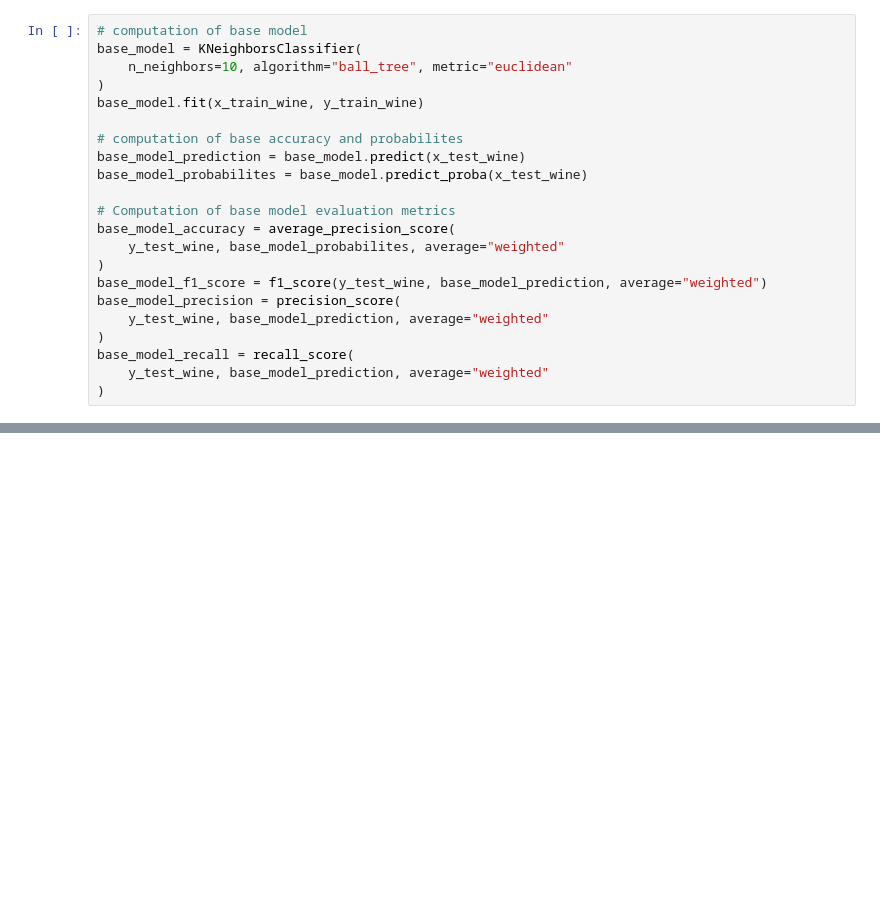
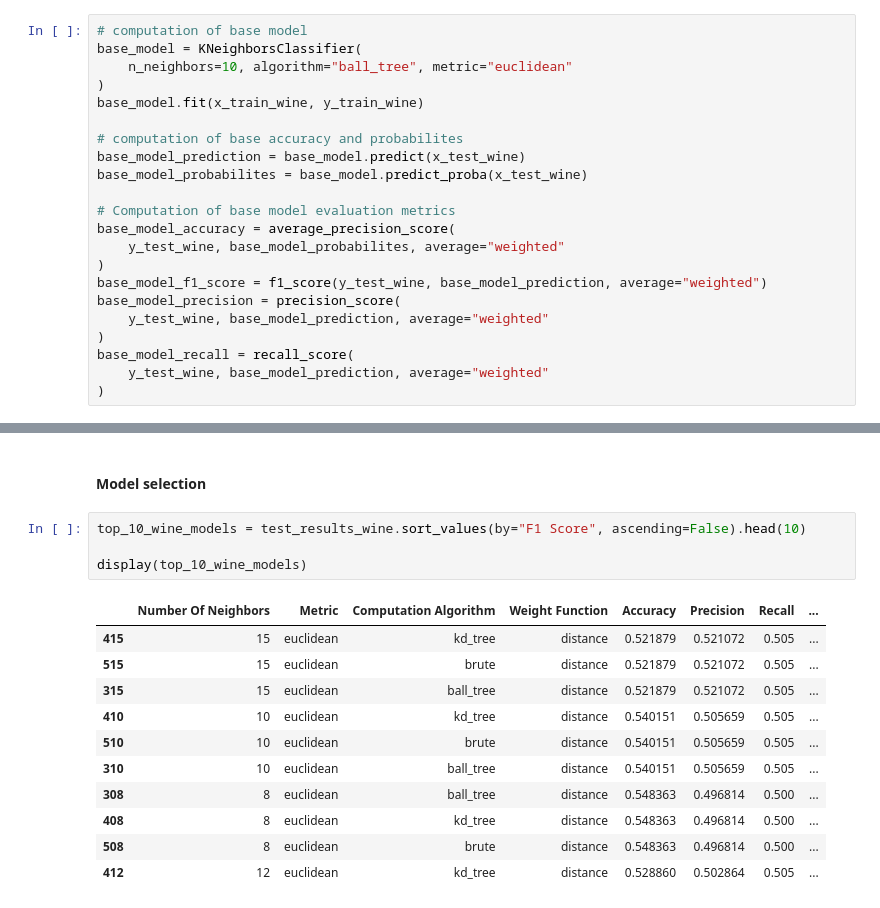
Before and after one commit to woerndle/ds-ml-project, a Jupyter notebook: notebooks/knn.ipynb, the cells around one changed output, grey strips where cells are left out. Cells and saved outputs as stored; diff of their text form; blank space fills up the shorter version.

```diff
--- a/notebooks/knn.ipynb
+++ b/notebooks/knn.ipynb
@@ -638,0 +773,18 @@ base_model_recall = recall_score(
+# %% [markdown]
+#### Model selection
+# %%
+top_10_wine_models = test_results_wine.sort_values(by="F1 Score", ascending=False).head(10)
+
+display(top_10_wine_models)
+# %% [output]
+|  | Number Of Neighbors | Metric | Computation Algorithm | Weight Function | Accuracy | Precision | Recall | ... |
+| 415 | 15 | euclidean | kd_tree | distance | 0.521879 | 0.521072 | 0.505 | ... |
+| 515 | 15 | euclidean | brute | distance | 0.521879 | 0.521072 | 0.505 | ... |
+| 315 | 15 | euclidean | ball_tree | distance | 0.521879 | 0.521072 | 0.505 | ... |
+| 410 | 10 | euclidean | kd_tree | distance | 0.540151 | 0.505659 | 0.505 | ... |
+| 510 | 10 | euclidean | brute | distance | 0.540151 | 0.505659 | 0.505 | ... |
+| 310 | 10 | euclidean | ball_tree | distance | 0.540151 | 0.505659 | 0.505 | ... |
+| 308 | 8 | euclidean | ball_tree | distance | 0.548363 | 0.496814 | 0.500 | ... |
+| 408 | 8 | euclidean | kd_tree | distance | 0.548363 | 0.496814 | 0.500 | ... |
+| 508 | 8 | euclidean | brute | distance | 0.548363 | 0.496814 | 0.500 | ... |
+| 412 | 12 | euclidean | kd_tree | distance | 0.528860 | 0.502864 | 0.505 | ... |
```
Also changed, not shown: parts of 10 cells of this notebook.
